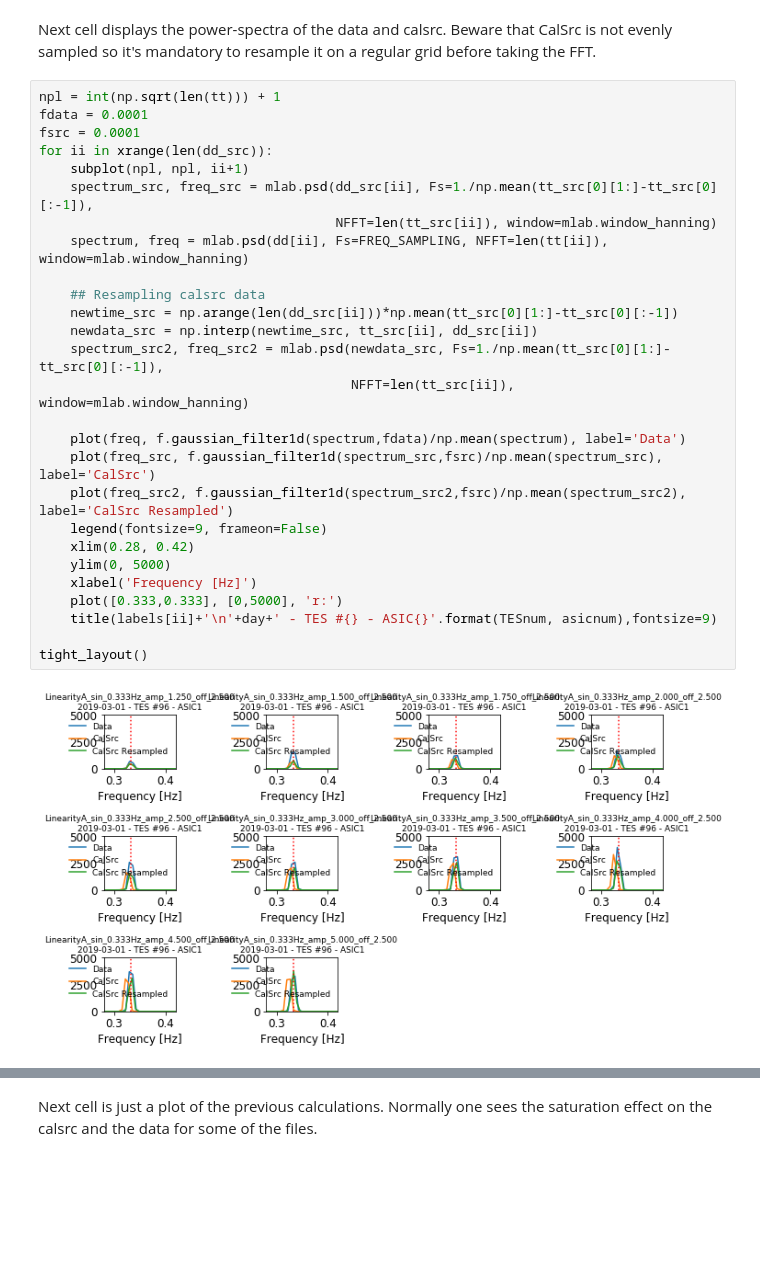
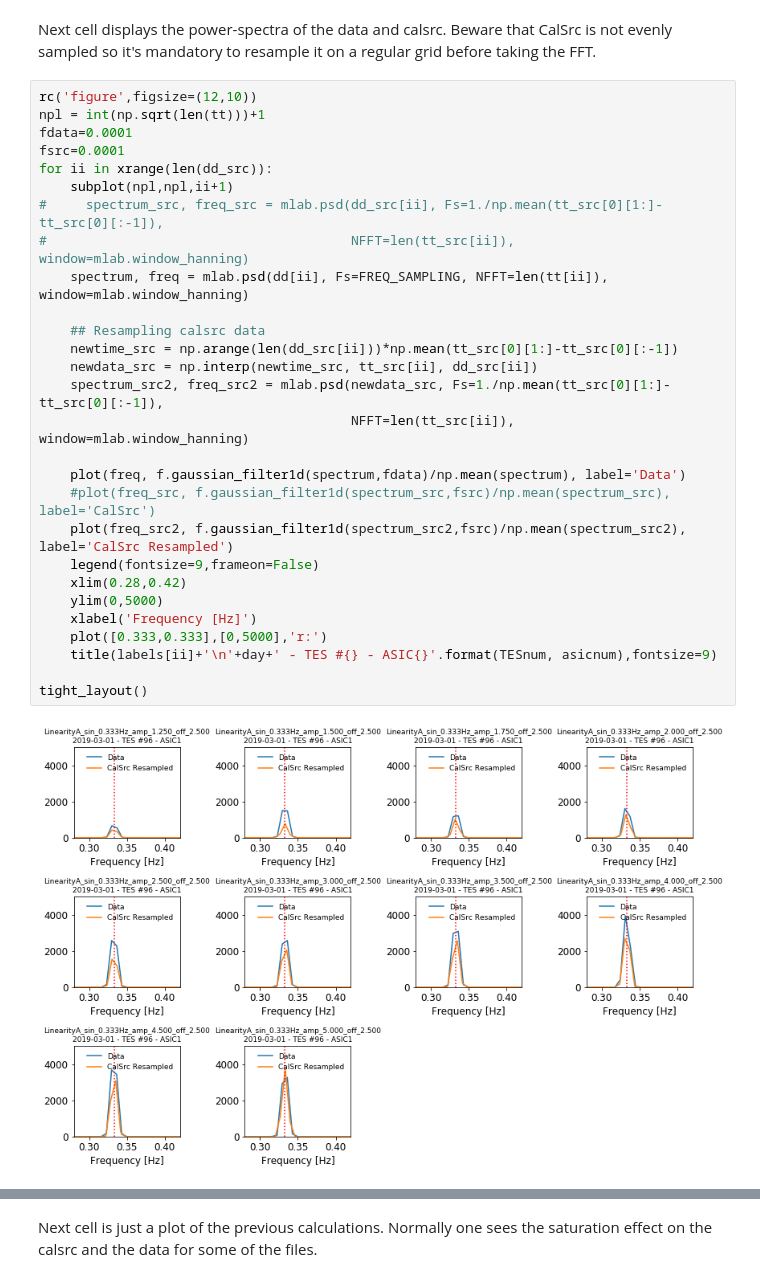
Before and after one commit to qubicsoft/qubic, a Jupyter notebook: qubic/scripts/Calibration/LinearityA.ipynb, the cells around one changed output, grey strips where cells are left out. Saved outputs shown, nothing was run; the diff lists cells and outputs as text; blank space fills up the shorter version.

```diff
--- a/qubic/scripts/Calibration/LinearityA.ipynb
+++ b/qubic/scripts/Calibration/LinearityA.ipynb
@@ -199,31 +198,32 @@ Number of common points: 32221
 # %% [markdown]
 Next cell displays the power-spectra of the data and calsrc. Beware that CalSrc is not evenly sampled so it's mandatory to resample it on a regular grid before taking the FFT.
 # %%
-npl = int(np.sqrt(len(tt))) + 1
-fdata = 0.0001
-fsrc = 0.0001
+rc('figure',figsize=(12,10))
+npl = int(np.sqrt(len(tt)))+1
+fdata=0.0001
+fsrc=0.0001
 for ii in xrange(len(dd_src)):
-    subplot(npl, npl, ii+1)
-    spectrum_src, freq_src = mlab.psd(dd_src[ii], Fs=1./np.mean(tt_src[0][1:]-tt_src[0][:-1]),
-                                      NFFT=len(tt_src[ii]), window=mlab.window_hanning)
+    subplot(npl,npl,ii+1)
+#     spectrum_src, freq_src = mlab.psd(dd_src[ii], Fs=1./np.mean(tt_src[0][1:]-tt_src[0][:-1]),
+#                                       NFFT=len(tt_src[ii]), window=mlab.window_hanning)
     spectrum, freq = mlab.psd(dd[ii], Fs=FREQ_SAMPLING, NFFT=len(tt[ii]), window=mlab.window_hanning)
 
     ## Resampling calsrc data
     newtime_src = np.arange(len(dd_src[ii]))*np.mean(tt_src[0][1:]-tt_src[0][:-1])
     newdata_src = np.interp(newtime_src, tt_src[ii], dd_src[ii])
     spectrum_src2, freq_src2 = mlab.psd(newdata_src, Fs=1./np.mean(tt_src[0][1:]-tt_src[0][:-1]),
                                         NFFT=len(tt_src[ii]), window=mlab.window_hanning)
 
     plot(freq, f.gaussian_filter1d(spectrum,fdata)/np.mean(spectrum), label='Data')
-    plot(freq_src, f.gaussian_filter1d(spectrum_src,fsrc)/np.mean(spectrum_src), label='CalSrc')
+    #plot(freq_src, f.gaussian_filter1d(spectrum_src,fsrc)/np.mean(spectrum_src), label='CalSrc')
     plot(freq_src2, f.gaussian_filter1d(spectrum_src2,fsrc)/np.mean(spectrum_src2), label='CalSrc Resampled')
-    legend(fontsize=9, frameon=False)
-    xlim(0.28, 0.42)
-    ylim(0, 5000)
+    legend(fontsize=9,frameon=False)
+    xlim(0.28,0.42)
+    ylim(0,5000)
     xlabel('Frequency [Hz]')
-    plot([0.333,0.333], [0,5000], 'r:')
+    plot([0.333,0.333],[0,5000],'r:')
     title(labels[ii]+'\n'+day+' - TES #{} - ASIC{}'.format(TESnum, asicnum),fontsize=9)
 
 tight_layout()
 # %% [output]
-[figure, old version]
+[figure, new version]
```
Also changed, not shown: parts of 16 cells of this notebook.
